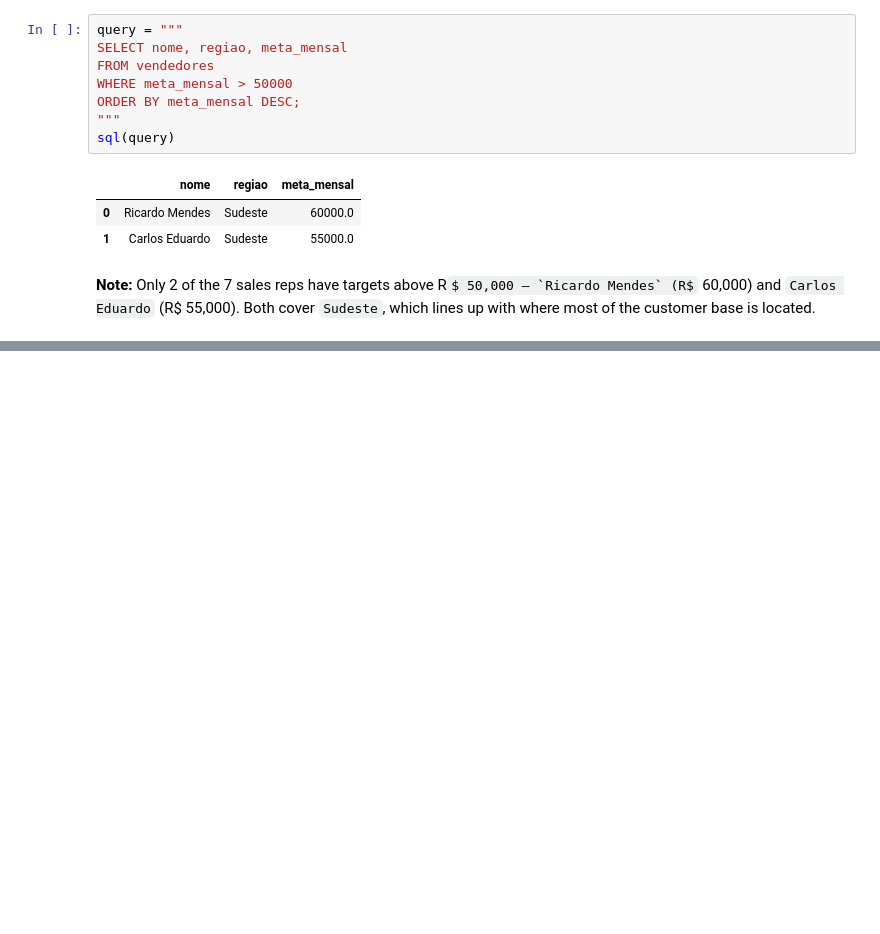
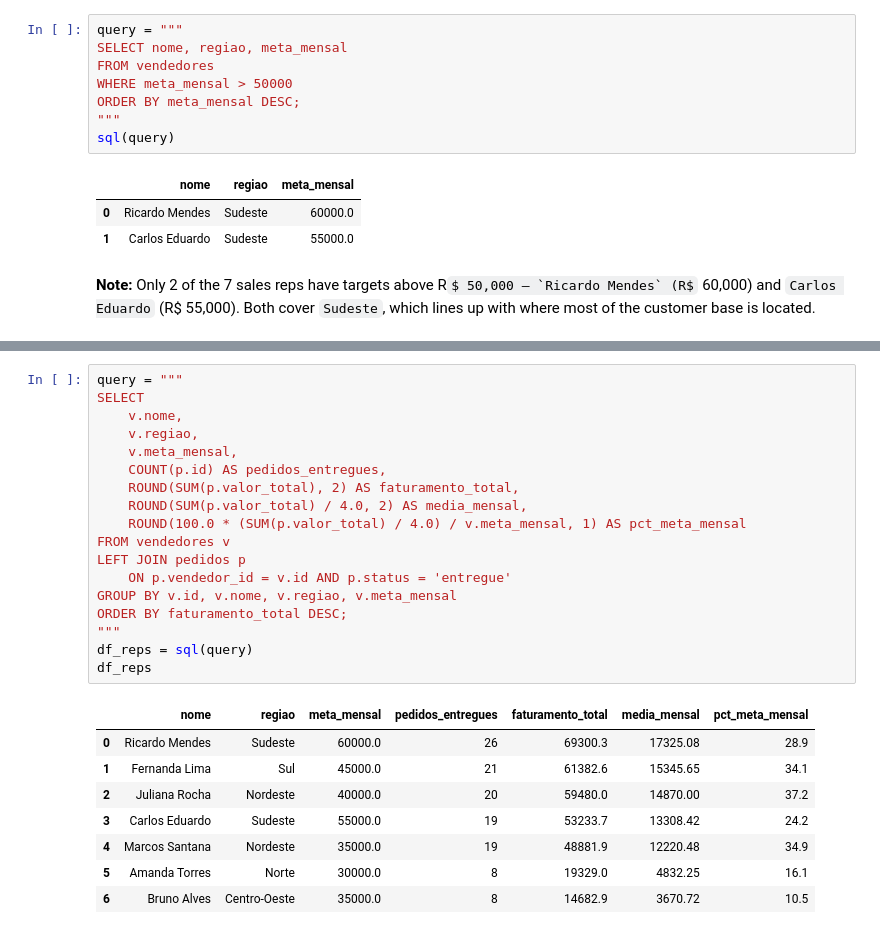
Before and after one commit to NickNunes26/datamundo-practice, a Jupyter notebook: first_week_report.ipynb, the cells around one changed output, grey strips where cells are left out. Cells and saved outputs as stored; diff of their text form; some formulas as TeX source; blank space fills up the shorter version.

```diff
--- a/first_week_report.ipynb
+++ b/first_week_report.ipynb
@@ -202,0 +217,27 @@ sql(query)
+# %%
+query = """
+SELECT
+    v.nome,
+    v.regiao,
+    v.meta_mensal,
+    COUNT(p.id) AS pedidos_entregues,
+    ROUND(SUM(p.valor_total), 2) AS faturamento_total,
+    ROUND(SUM(p.valor_total) / 4.0, 2) AS media_mensal,
+    ROUND(100.0 * (SUM(p.valor_total) / 4.0) / v.meta_mensal, 1) AS pct_meta_mensal
+FROM vendedores v
+LEFT JOIN pedidos p
+    ON p.vendedor_id = v.id AND p.status = 'entregue'
+GROUP BY v.id, v.nome, v.regiao, v.meta_mensal
+ORDER BY faturamento_total DESC;
+"""
+df_reps = sql(query)
+df_reps
+# %% [output]
+|  | nome | regiao | meta_mensal | pedidos_entregues | faturamento_total | media_mensal | pct_meta_mensal |
+| 0 | Ricardo Mendes | Sudeste | 60000.0 | 26 | 69300.3 | 17325.08 | 28.9 |
+| 1 | Fernanda Lima | Sul | 45000.0 | 21 | 61382.6 | 15345.65 | 34.1 |
+| 2 | Juliana Rocha | Nordeste | 40000.0 | 20 | 59480.0 | 14870.00 | 37.2 |
+| 3 | Carlos Eduardo | Sudeste | 55000.0 | 19 | 53233.7 | 13308.42 | 24.2 |
+| 4 | Marcos Santana | Nordeste | 35000.0 | 19 | 48881.9 | 12220.48 | 34.9 |
+| 5 | Amanda Torres | Norte | 30000.0 | 8 | 19329.0 | 4832.25 | 16.1 |
+| 6 | Bruno Alves | Centro-Oeste | 35000.0 | 8 | 14682.9 | 3670.72 | 10.5 |
```
Also changed, not shown: parts of 17 cells of this notebook, 4 other files.
